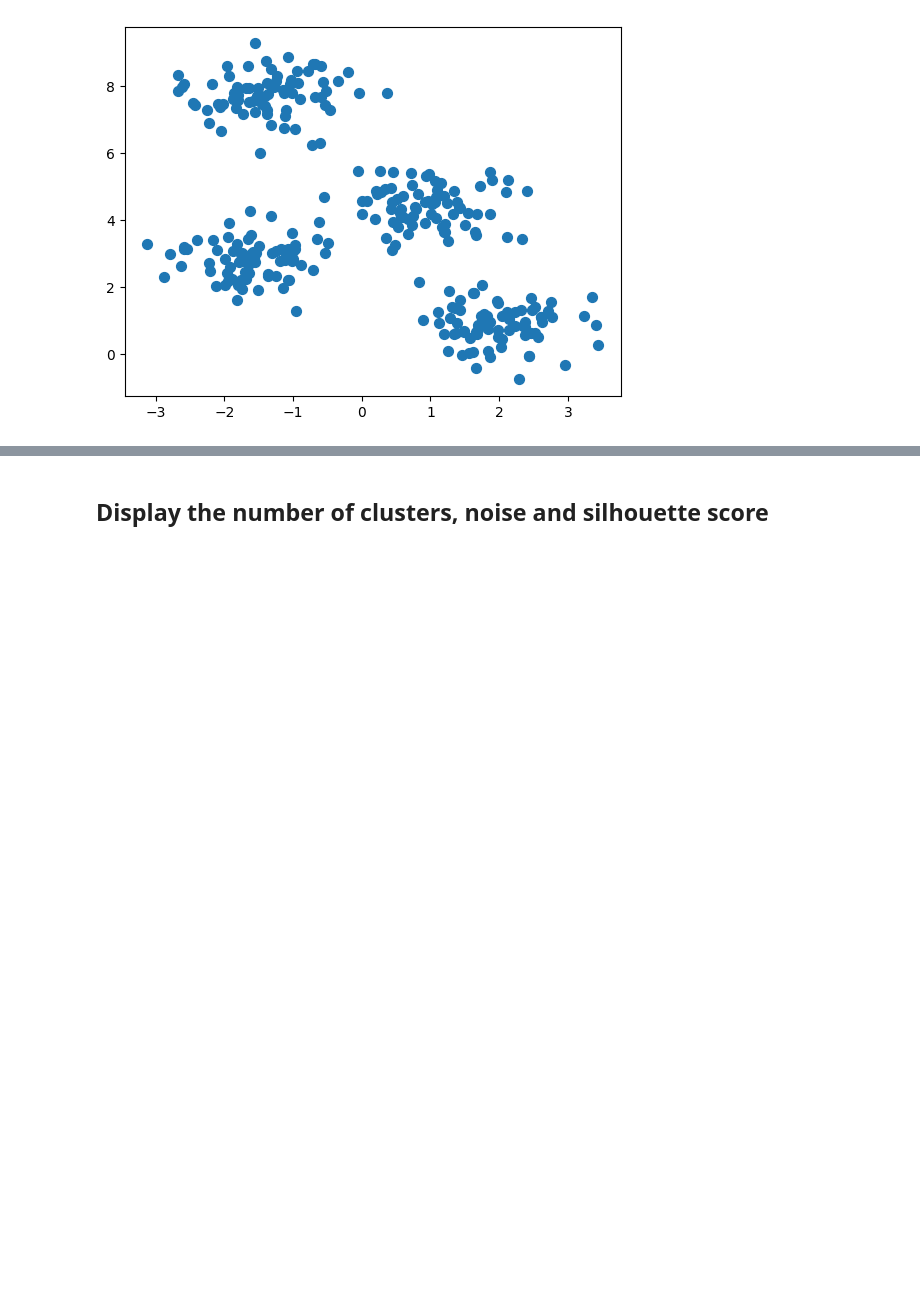
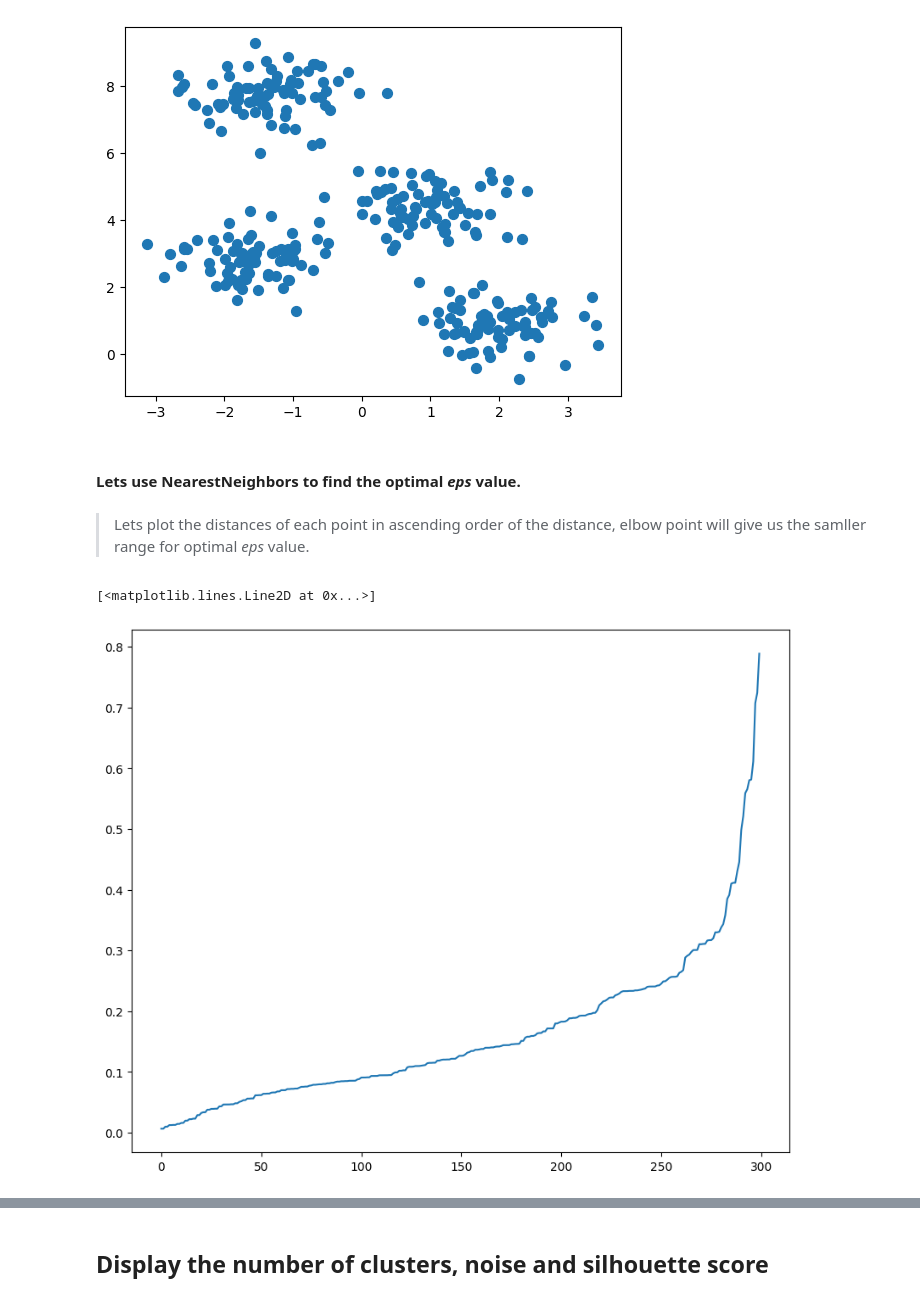
Before and after one commit to robitussin/CCADMACL, a Jupyter notebook: 6 - DBSCAN Algorithm/implementation/DBSCAN_using_synthetic_data.ipynb, the cells around one changed output, grey strips where cells are left out. Cells and saved outputs as stored; diff of their text form; code cells hidden in the pictures; blank space fills up the shorter version.

```diff
--- a/6 - DBSCAN Algorithm/implementation/DBSCAN_using_synthetic_data.ipynb
+++ b/6 - DBSCAN Algorithm/implementation/DBSCAN_using_synthetic_data.ipynb
@@ -21,3 +33,18 @@ X, y_true = make_blobs(n_samples=300, centers=4,
 plt.scatter(X[:, 0], X[:, 1], s=50);
 # %% [output]
 [figure]
+# %% [markdown]
+#### Lets use NearestNeighbors to find the optimal _eps_ value.
+# %%
+nn = NearestNeighbors(n_neighbors=20).fit(X)
+distances, indices = nn.kneighbors(X)
+# %% [markdown]
+> Lets plot the distances of each point in ascending order of the distance, elbow point will give us the samller range for optimal _eps_ value.
+# %%
+distances = np.sort(distances, axis=0)
+distances = distances[:,1]
+plt.figure(figsize=(10,8))
+plt.plot(distances)
+# %% [output]
+[<matplotlib.lines.Line2D at 0x...>]
+[figure, added]
```
Also changed, not shown: parts of 13 cells of this notebook.
